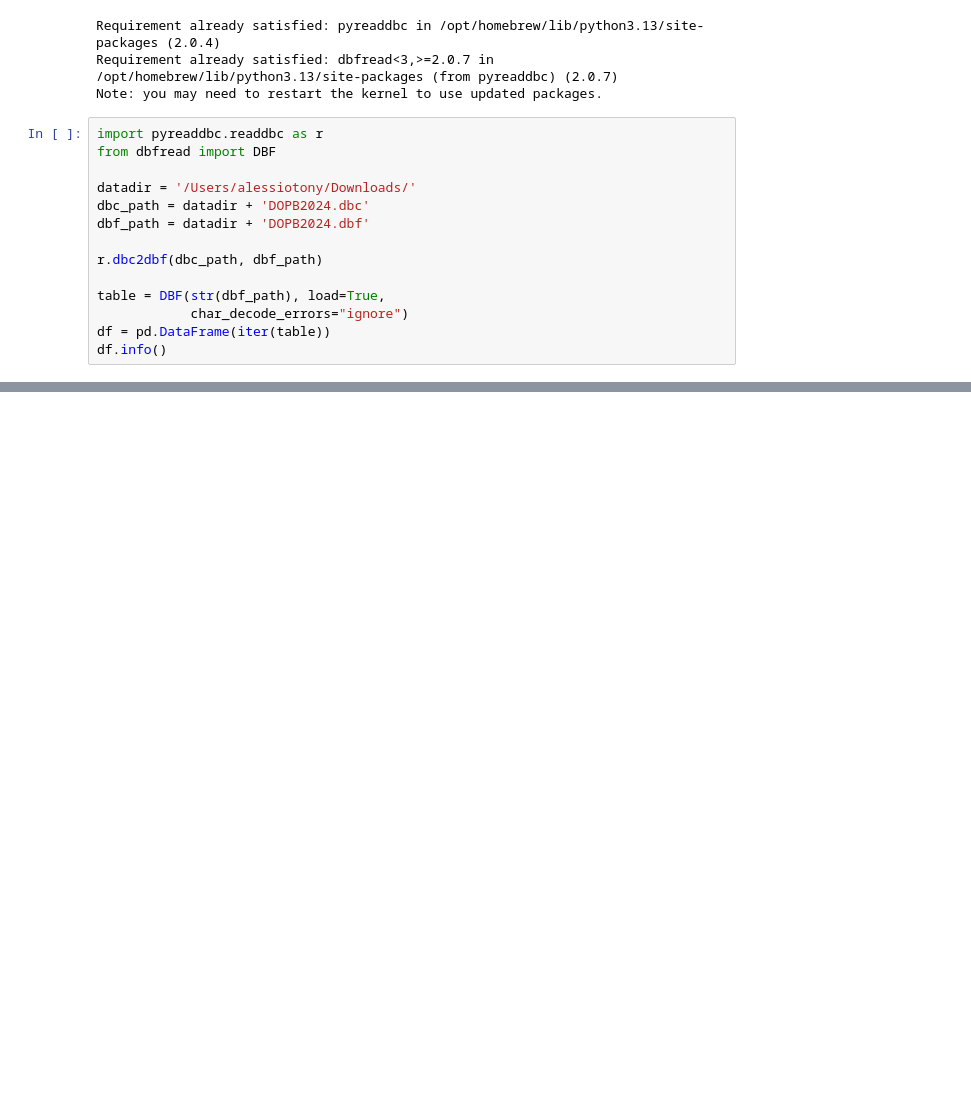
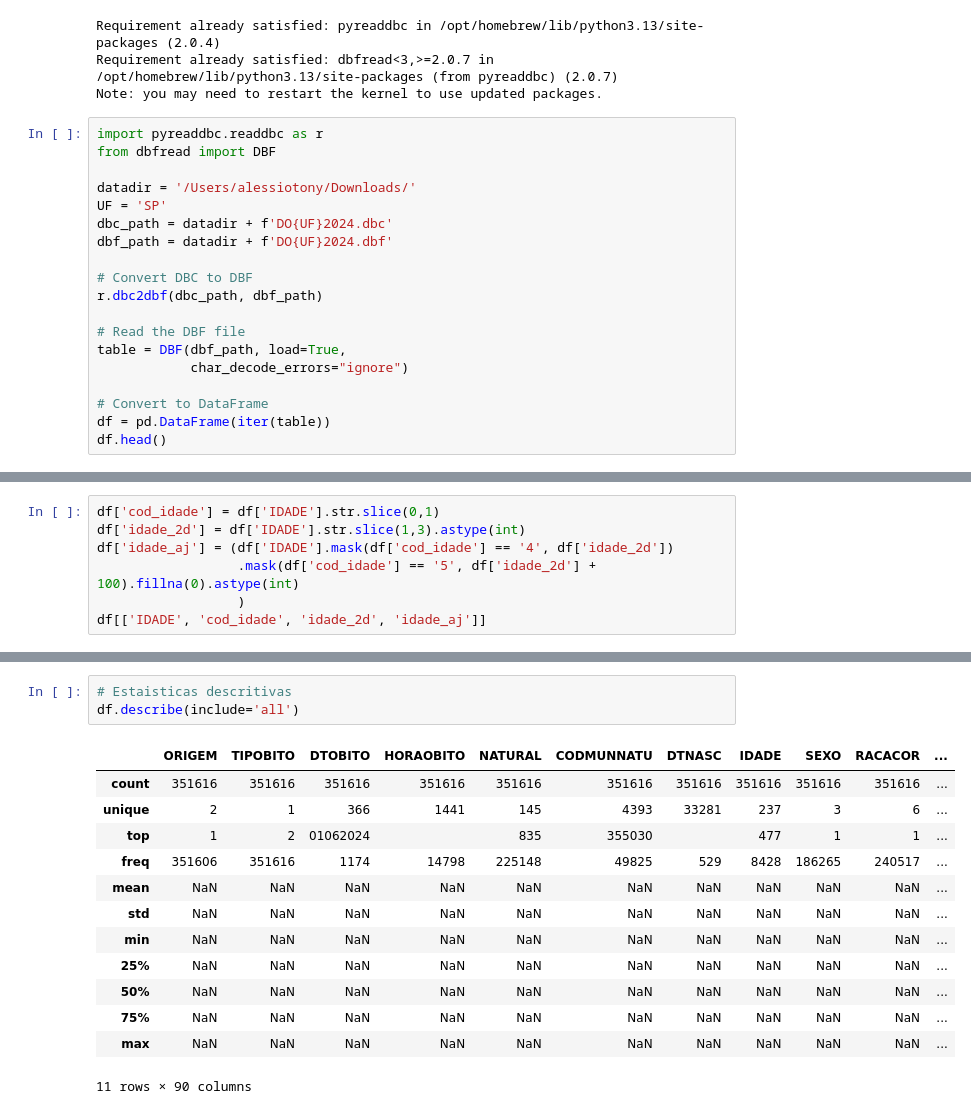
Before and after one commit to ufpbcdn/analise-dados, a Jupyter notebook: scripts/aula_read_sus.ipynb, the cells around one changed output, grey strips where cells are left out. Cells and saved outputs as stored; diff of their text form; blank space fills up the shorter version.

```diff
--- a/scripts/aula_read_sus.ipynb
+++ b/scripts/aula_read_sus.ipynb
@@ -36,13 +281,18 @@ import pyreaddbc.readdbc as r
 from dbfread import DBF
 
 datadir = '/Users/alessiotony/Downloads/'
-dbc_path = datadir + 'DOPB2024.dbc'
-dbf_path = datadir + 'DOPB2024.dbf'
+UF = 'SP'
+dbc_path = datadir + f'DO{UF}2024.dbc'
+dbf_path = datadir + f'DO{UF}2024.dbf'
 
+# Convert DBC to DBF
 r.dbc2dbf(dbc_path, dbf_path)
 
-table = DBF(str(dbf_path), load=True,
+# Read the DBF file
+table = DBF(dbf_path, load=True,
             char_decode_errors="ignore")
+
+# Convert to DataFrame
 df = pd.DataFrame(iter(table))
-df.info()
+df.head()
 # %% [output]
@@ -65,0 +306,7 @@ memory usage: 20.0+ MB
+# %%
+df['cod_idade'] = df['IDADE'].str.slice(0,1)
+df['idade_2d'] = df['IDADE'].str.slice(1,3).astype(int)
+df['idade_aj'] = (df['IDADE'].mask(df['cod_idade'] == '4', df['idade_2d'])
+                  .mask(df['cod_idade'] == '5', df['idade_2d'] + 100).fillna(0).astype(int)
+                  )
+df[['IDADE', 'cod_idade', 'idade_2d', 'idade_aj']]
@@ -65,0 +327,17 @@ memory usage: 20.0+ MB
+# %%
+# Estaisticas descritivas
+df.describe(include='all')
+# %% [output]
+|  | ORIGEM | TIPOBITO | DTOBITO | HORAOBITO | NATURAL | CODMUNNATU | DTNASC | IDADE | SEXO | RACACOR | ... |
+| count | 351616 | 351616 | 351616 | 351616 | 351616 | 351616 | 351616 | 351616 | 351616 | 351616 | ... |
+| unique | 2 | 1 | 366 | 1441 | 145 | 4393 | 33281 | 237 | 3 | 6 | ... |
+| top | 1 | 2 | 01062024 |  | 835 | 355030 |  | 477 | 1 | 1 | ... |
+| freq | 351606 | 351616 | 1174 | 14798 | 225148 | 49825 | 529 | 8428 | 186265 | 240517 | ... |
+| mean | NaN | NaN | NaN | NaN | NaN | NaN | NaN | NaN | NaN | NaN | ... |
+| std | NaN | NaN | NaN | NaN | NaN | NaN | NaN | NaN | NaN | NaN | ... |
+| min | NaN | NaN | NaN | NaN | NaN | NaN | NaN | NaN | NaN | NaN | ... |
+| 25% | NaN | NaN | NaN | NaN | NaN | NaN | NaN | NaN | NaN | NaN | ... |
+| 50% | NaN | NaN | NaN | NaN | NaN | NaN | NaN | NaN | NaN | NaN | ... |
+| 75% | NaN | NaN | NaN | NaN | NaN | NaN | NaN | NaN | NaN | NaN | ... |
+| max | NaN | NaN | NaN | NaN | NaN | NaN | NaN | NaN | NaN | NaN | ... |
+11 rows × 90 columns
```
Also changed, not shown: parts of 13 cells of this notebook, 1 other file.
